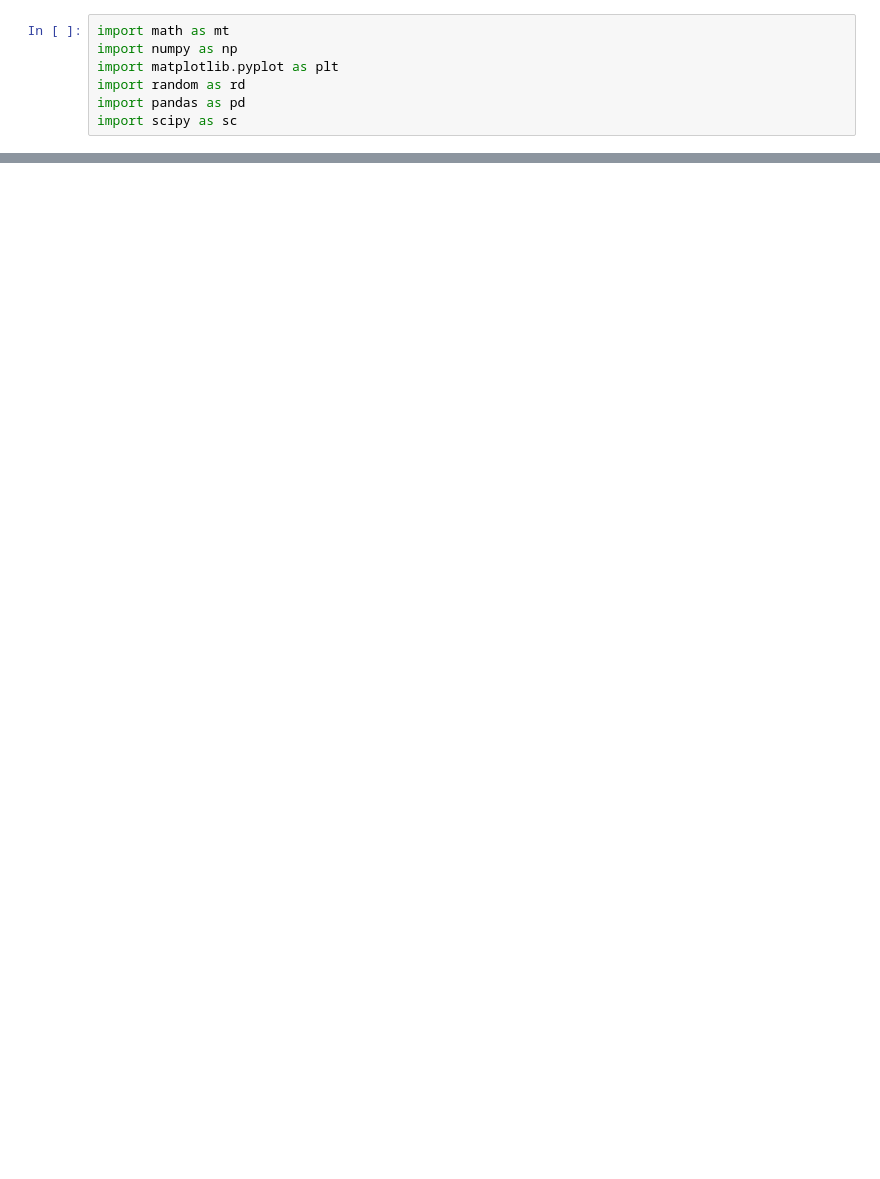
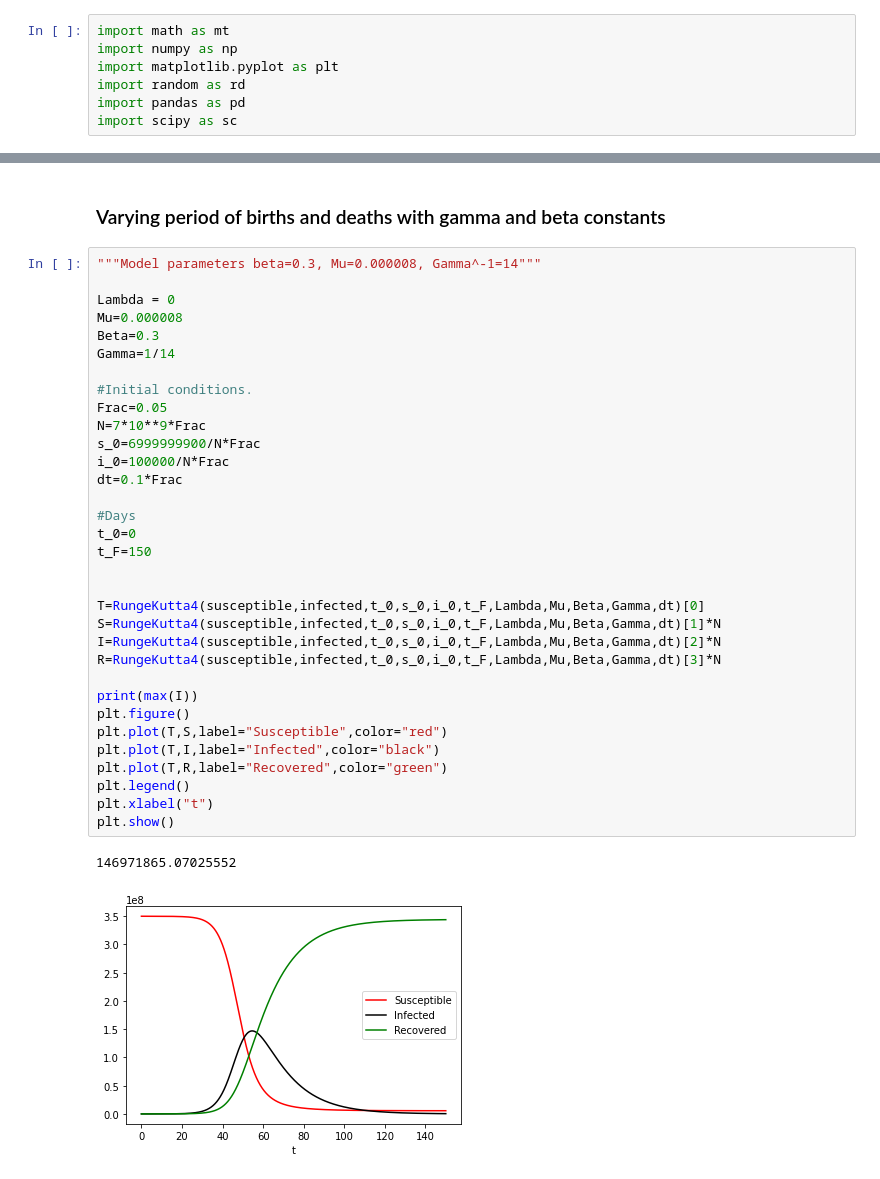
Before and after one commit to anfbermudezme/Physics_analysis_Covid-19, a Jupyter notebook: SIR Model.ipynb, the cells around one changed output, grey strips where cells are left out. Cells and saved outputs as stored; diff of their text form; blank space fills up the shorter version.

```diff
--- a/SIR Model.ipynb
+++ b/SIR Model.ipynb
@@ -159,0 +239,38 @@ plt.show()
+# %% [markdown]
+### Varying period of births and deaths with gamma and beta constants
+# %%
+"""Model parameters beta=0.3, Mu=0.000008, Gamma^-1=14"""
+
+Lambda = 0
+Mu=0.000008
+Beta=0.3
+Gamma=1/14
+
+#Initial conditions.
+Frac=0.05
+N=7*10**9*Frac
+s_0=6999999900/N*Frac
+i_0=100000/N*Frac
+dt=0.1*Frac
+
+#Days
+t_0=0
+t_F=150
+
+
+T=RungeKutta4(susceptible,infected,t_0,s_0,i_0,t_F,Lambda,Mu,Beta,Gamma,dt)[0]
+S=RungeKutta4(susceptible,infected,t_0,s_0,i_0,t_F,Lambda,Mu,Beta,Gamma,dt)[1]*N
+I=RungeKutta4(susceptible,infected,t_0,s_0,i_0,t_F,Lambda,Mu,Beta,Gamma,dt)[2]*N
+R=RungeKutta4(susceptible,infected,t_0,s_0,i_0,t_F,Lambda,Mu,Beta,Gamma,dt)[3]*N
+
+print(max(I))
+plt.figure()
+plt.plot(T,S,label="Susceptible",color="red")
+plt.plot(T,I,label="Infected",color="black")
+plt.plot(T,R,label="Recovered",color="green")
+plt.legend()
+plt.xlabel("t")
+plt.show()
+# %% [output]
+146971865.07025552
+[figure, added]
```
Also changed, not shown: parts of 8 cells of this notebook, 38 other files.
